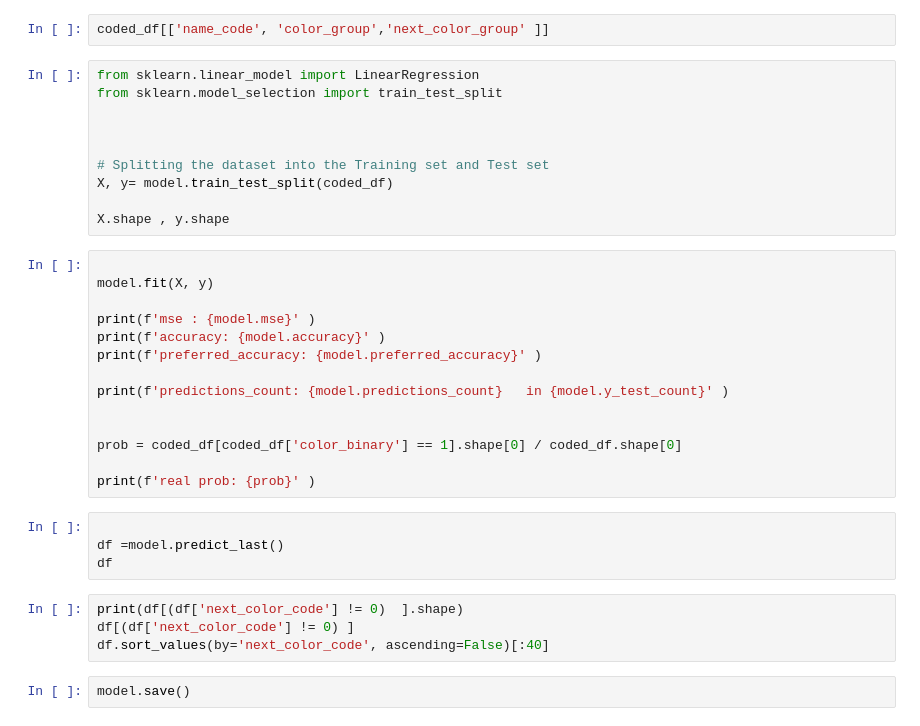
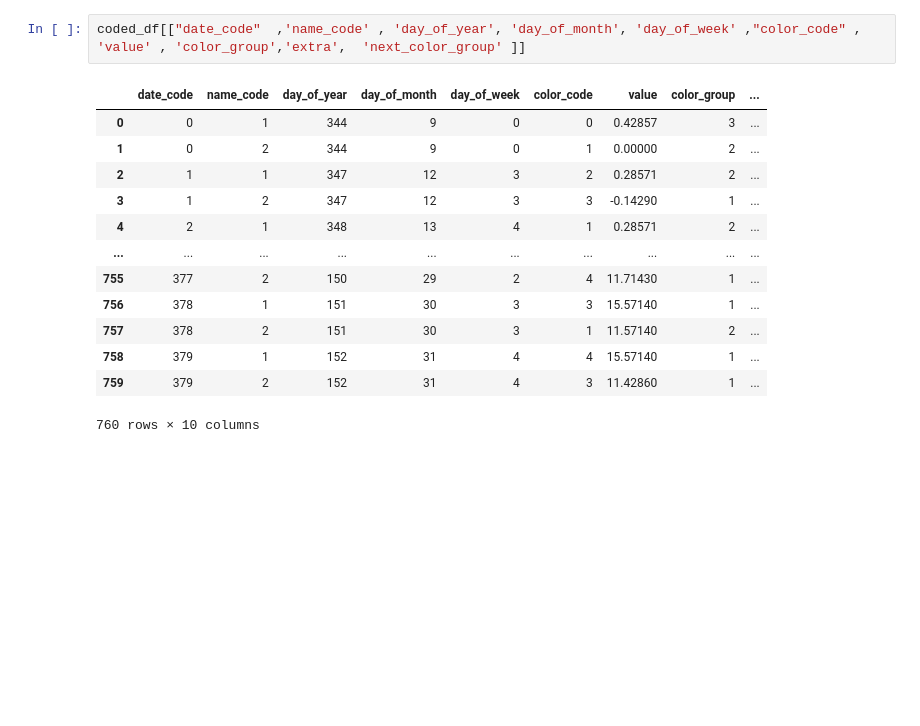
Before and after one commit to adilonam/sphere-predictor-cj, a Jupyter notebook: notebook/tensorflow_model_cj.ipynb, the cells around one changed output. Saved outputs shown, nothing was run; the diff lists cells and outputs as text; blank space fills up the shorter version.

```diff
--- a/notebook/tensorflow_model_cj.ipynb
+++ b/notebook/tensorflow_model_cj.ipynb
@@ -19,36 +55,16 @@ coded_df
 # %%
-coded_df[['name_code', 'color_group','next_color_group' ]]
+coded_df[["date_code"  ,'name_code' , 'day_of_year', 'day_of_month', 'day_of_week' ,"color_code" , 'value' , 'color_group','extra',  'next_color_group' ]]
+# %% [output]
+|  | date_code | name_code | day_of_year | day_of_month | day_of_week | color_code | value | color_group | ... |
+| 0 | 0 | 1 | 344 | 9 | 0 | 0 | 0.42857 | 3 | ... |
+| 1 | 0 | 2 | 344 | 9 | 0 | 1 | 0.00000 | 2 | ... |
+| 2 | 1 | 1 | 347 | 12 | 3 | 2 | 0.28571 | 2 | ... |
+| 3 | 1 | 2 | 347 | 12 | 3 | 3 | -0.14290 | 1 | ... |
+| 4 | 2 | 1 | 348 | 13 | 4 | 1 | 0.28571 | 2 | ... |
+| ... | ... | ... | ... | ... | ... | ... | ... | ... | ... |
+| 755 | 377 | 2 | 150 | 29 | 2 | 4 | 11.71430 | 1 | ... |
+| 756 | 378 | 1 | 151 | 30 | 3 | 3 | 15.57140 | 1 | ... |
+| 757 | 378 | 2 | 151 | 30 | 3 | 1 | 11.57140 | 2 | ... |
+| 758 | 379 | 1 | 152 | 31 | 4 | 4 | 15.57140 | 1 | ... |
+| 759 | 379 | 2 | 152 | 31 | 4 | 3 | 11.42860 | 1 | ... |
+760 rows × 10 columns
-# %%
-from sklearn.linear_model import LinearRegression
-from sklearn.model_selection import train_test_split
-
-
-
-# Splitting the dataset into the Training set and Test set
-X, y= model.train_test_split(coded_df)
-
-X.shape , y.shape
-# %%
-
-model.fit(X, y)
-
-print(f'mse : {model.mse}' )
-print(f'accuracy: {model.accuracy}' )
-print(f'preferred_accuracy: {model.preferred_accuracy}' )
-
-print(f'predictions_count: {model.predictions_count}   in {model.y_test_count}' )
-
-
-prob = coded_df[coded_df['color_binary'] == 1].shape[0] / coded_df.shape[0]
-
-print(f'real prob: {prob}' )
-# %%
-
-df =model.predict_last()
-df
-# %%
-print(df[(df['next_color_code'] != 0)  ].shape)
-df[(df['next_color_code'] != 0) ]
-df.sort_values(by='next_color_code', ascending=False)[:40]
-# %%
-model.save()
```
Also changed, not shown: parts of 13 cells of this notebook, 6 other files.
